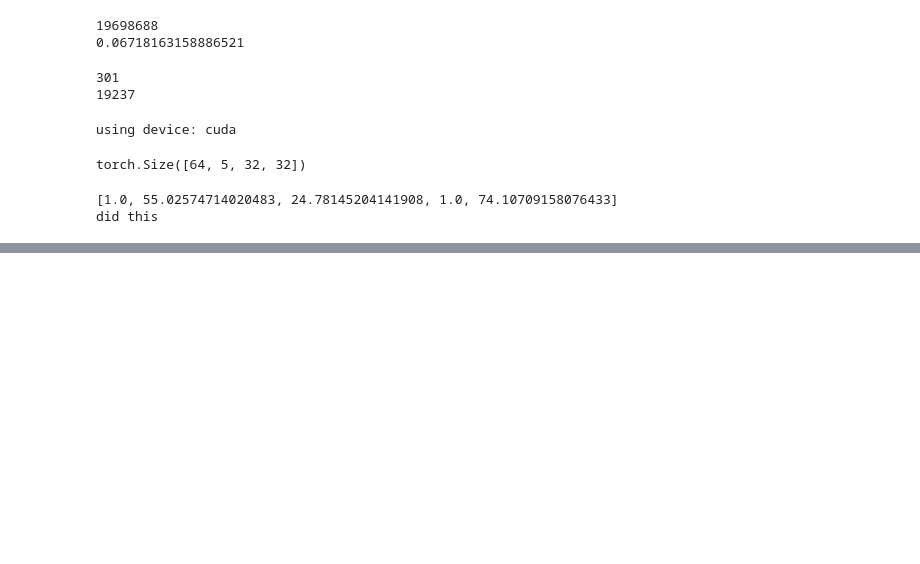
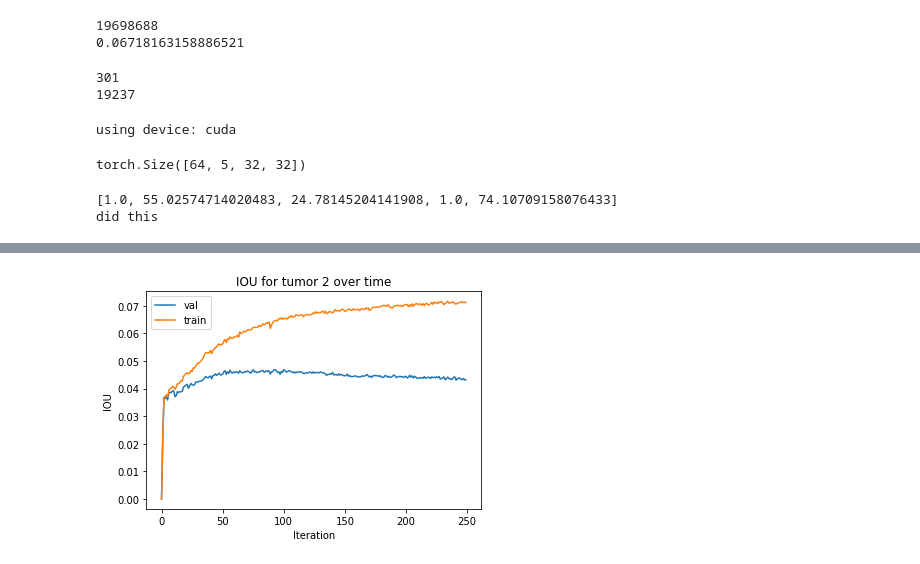
Before and after one commit to aguilarmg/cs221-final-project, a Jupyter notebook: All Tumor Segmentation - Report v1.ipynb, the cells around one changed output, grey strips where cells are left out. Drawn from its saved outputs; the diff is of its cells as text; code cells hidden in the pictures; blank space fills up the shorter version.

```diff
--- a/All Tumor Segmentation - Report v1.ipynb
+++ b/All Tumor Segmentation - Report v1.ipynb
@@ -401,12 +460,14 @@ fig.savefig('IOU for tumor 1 (5 classes) - Poster.png')
 # %%
 fig = plt.figure()
 plt.title('IOU for tumor 2 over time')
 plt.xlabel('Iteration')
 plt.ylabel('IOU')
-plt.plot(range(val_hist.shape[0]), val_hist[:,2], label='val')
-plt.plot(range(train_hist.shape[0]), train_hist[:,2], label='train')
+plt.plot(range(len(averaged_val_iou_2)), averaged_val_iou_2, label='val')
+plt.plot(range(len(averaged_train_iou_2)), averaged_train_iou_2, label='train')
 plt.legend()
-fig.savefig('IOU for tumor 2 (5 classes) - Poster.png')
+fig.savefig('final_report_imgs/Averaged IOU for tumor 2 (5 classes, 250 epochs) - Report.png')
+# %% [output]
+[figure, added]
 # %%
 fig = plt.figure()
 plt.title('IOU for tumor 4 over time')
```
Also changed, not shown: parts of 16 cells of this notebook, 16 other files.
